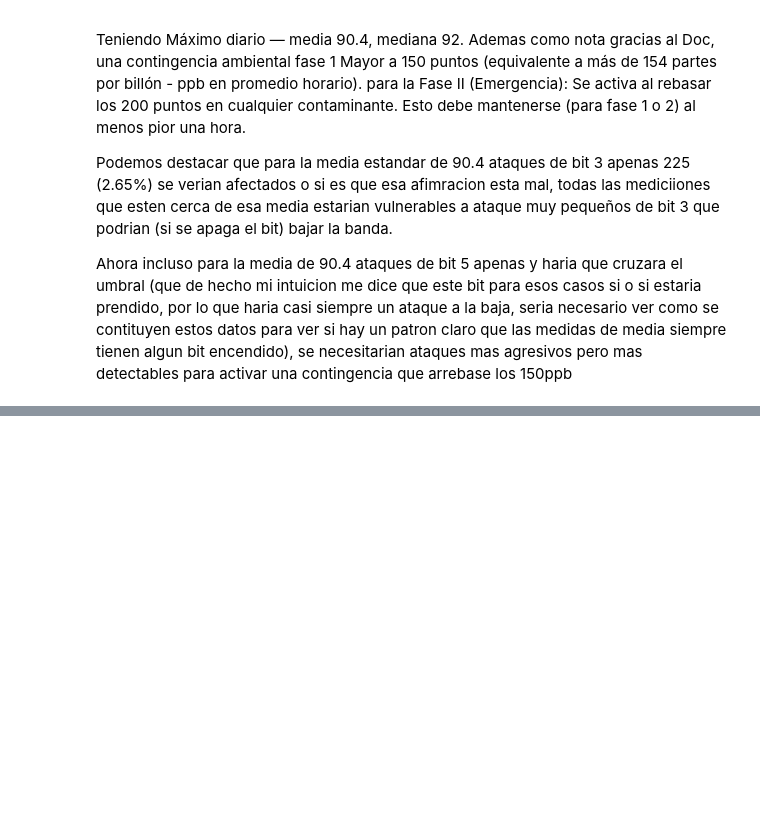
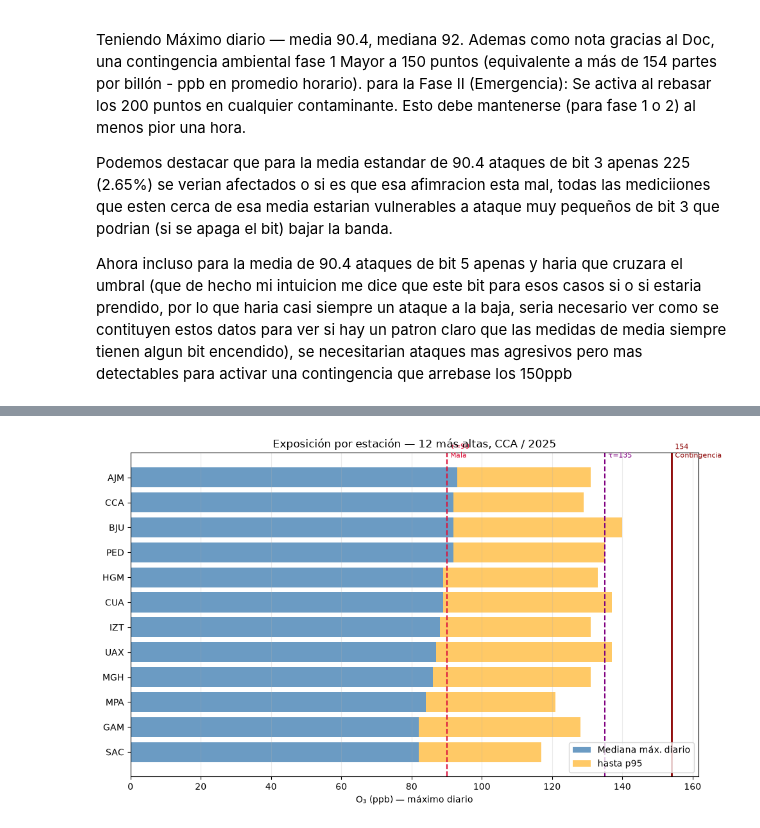
Before and after one commit to JoseLili/lorawan11-rama-detection, a Jupyter notebook: notebooks/08_proximidad_umbrales.ipynb, the cells around one changed output, grey strips where cells are left out. Saved outputs shown, nothing was run; the diff lists cells and outputs as text; code cells hidden in the pictures; blank space fills up the shorter version.

Commit message:
Se agrega el analisis de las 32 estaciones para conocer que valores estan cerca del umbral y que tanto puede afectarlos un ataque

```diff
--- a/notebooks/08_proximidad_umbrales.ipynb
+++ b/notebooks/08_proximidad_umbrales.ipynb
@@ -121,0 +112,18 @@ TypeError: unsupported operand type(s) for >>: 'Series' and 'int'
+# %%
+import sys; sys.path.insert(0, '..')
+import numpy as np
+import pandas as pd
+
+from src.ingest.rama import load_wide, to_long
+
+long = to_long(load_wide('../data/raw/2025O3.xls'), 'O3')
+
+# Matriz: filas = timestamps, columnas = estaciones
+matriz = long.pivot(index='timestamp', columns='station', values='value')
+
+# Excluir las que no operaron en 2025
+vacias = matriz.columns[matriz.notna().sum() == 0].tolist()
+matriz = matriz.drop(columns=vacias)
+
+print(f"Sin dato en 2025: {vacias}")
+print(f"Matriz: {matriz.shape[0]} horas × {matriz.shape[1]} estaciones")
@@ -121,0 +192,32 @@ TypeError: unsupported operand type(s) for >>: 'Series' and 'int'
+# %%
+import matplotlib.pyplot as plt
+
+top = res.head(12)
+y = np.arange(len(top))
+
+fig, ax = plt.subplots(figsize=(10, 6))
+
+ax.barh(y, top.p50_diario, color='steelblue', alpha=0.8, label='Mediana máx. diario')
+ax.barh(y, top.p95_diario - top.p50_diario, left=top.p50_diario,
+        color='orange', alpha=0.6, label='hasta p95')
+
+ax.axvline(90, ls='--', c='crimson', lw=1.5)
+ax.text(91, -0.8, 'τ=90\nMala', fontsize=8, c='crimson')
+ax.axvline(135, ls='--', c='purple', lw=1.5)
+ax.text(136, -0.8, 'τ=135', fontsize=8, c='purple')
+ax.axvline(154, ls='-', c='darkred', lw=2)
+ax.text(155, -0.8, '154\nContingencia', fontsize=8, c='darkred')
+
+ax.set_yticks(y)
+ax.set_yticklabels(top.estacion)
+ax.invert_yaxis()
+ax.set_xlabel('O₃ (ppb) — máximo diario')
+ax.set_title('Exposición por estación — 12 más altas, CCA / 2025')
+ax.legend(loc='lower right')
+ax.grid(alpha=0.25, axis='x')
+
+plt.tight_layout()
+plt.savefig('../docs/img/exposicion_estaciones.png', dpi=150)
+plt.show()
+# %% [output]
+[figure, added]
```
Also changed, not shown: parts of 8 cells of this notebook.
